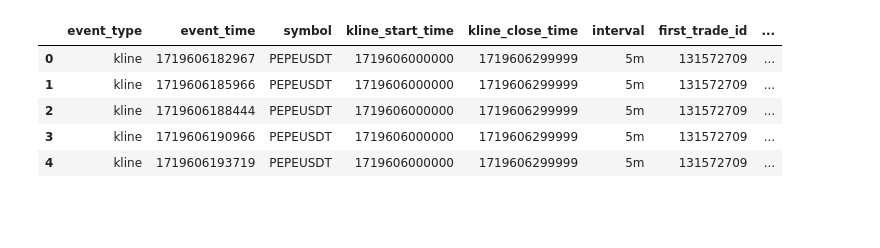
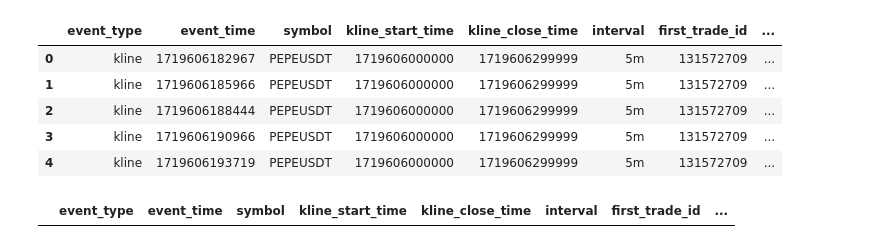
Before and after one commit to reha-hazir/real-time-trading-data-analysis, a Jupyter notebook: data_analytics/analysis/another_approach.ipynb, the cells around one changed output. Saved outputs shown, nothing was run; the diff lists cells and outputs as text; code cells hidden in the pictures; blank space fills up the shorter version.

```diff
--- a/data_analytics/analysis/another_approach.ipynb
+++ b/data_analytics/analysis/another_approach.ipynb
@@ -28,6 +28,10 @@ df.head()
 df['kline_close_time'] = pd.to_datetime(df['kline_close_time'], unit='ms')
 df['kline_start_time'] = pd.to_datetime(df['kline_start_time'], unit='ms')
 df['event_time'] = pd.to_datetime(df['event_time'], unit='ms')
+# %%
+df[df['event_time'].duplicated(keep=False)]
+# %% [output]
+|  | event_type | event_time | symbol | kline_start_time | kline_close_time | interval | first_trade_id | ... |
 # %%
 start_point = df[df['is_kline_closed'] == True].index[0]
 # %%
```
Also changed, not shown: parts of 10 cells of this notebook, 6 other files.
